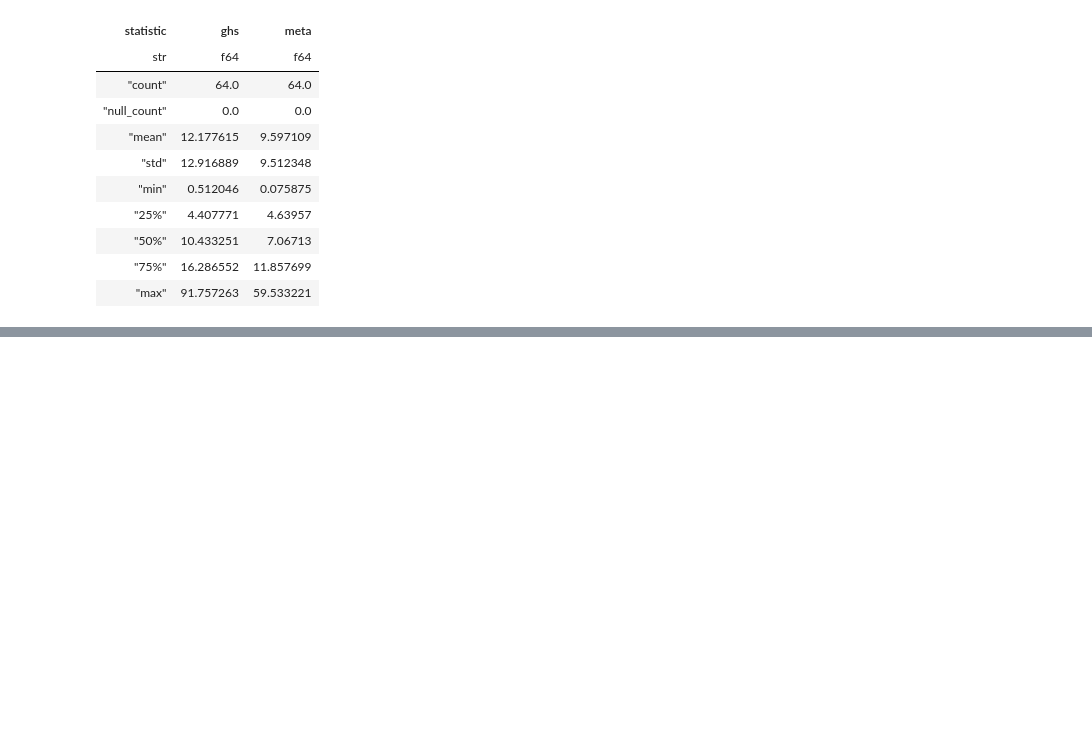
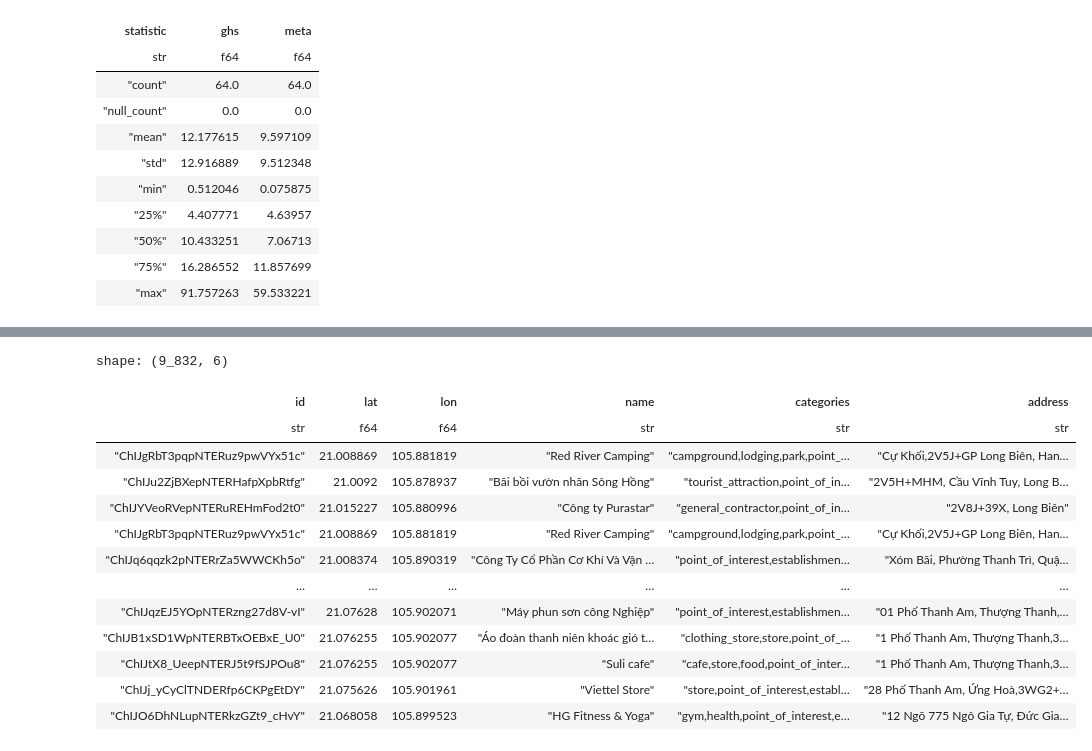
Before and after one commit to Lucifer-02/map-analyzer, a Jupyter notebook: eda.ipynb, the cells around one changed output, grey strips where cells are left out. Saved outputs shown, nothing was run; the diff lists cells and outputs as text; code cells hidden in the pictures; blank space fills up the shorter version.

```diff
--- a/eda.ipynb
+++ b/eda.ipynb
@@ -180,3 +180,19 @@ shape: (9, 3)
 | "50%" | 10.433251 | 7.06713 |
 | "75%" | 16.286552 | 11.857699 |
 | "max" | 91.757263 | 59.533221 |
+# %%
+import folium
+
+df = pl.read_parquet("./long_bien.parquet")
+
+m = folium.Map(location=(21.022672, 105.831461), zoom_start=14)
+
+places = df.unique(subset=["id"]).sample(n=200).to_dicts()
+
+for place in places:
+    folium.Marker(
+        location=[float(place["lat"]), float(place["lon"])],
+        tooltip=place["name"],
+        icon=folium.Icon(color="red"),
+    ).add_to(m)
+m
@@ -182,0 +201,17 @@ shape: (9, 3)
+# %%
+df
+# %% [output]
+shape: (9_832, 6)
+| id | lat | lon | name | categories | address |
+| str | f64 | f64 | str | str | str |
+| "ChIJgRbT3pqpNTERuz9pwVYx51c" | 21.008869 | 105.881819 | "Red River Camping" | "campground,lodging,park,point_… | "Cự Khối,2V5J+GP Long Biên, Han… |
+| "ChIJu2ZjBXepNTERHafpXpbRtfg" | 21.0092 | 105.878937 | "Bãi bồi vườn nhãn Sông Hồng" | "tourist_attraction,point_of_in… | "2V5H+MHM, Cầu Vĩnh Tuy, Long B… |
+| "ChIJYVeoRVepNTERuREHmFod2t0" | 21.015227 | 105.880996 | "Công ty Purastar" | "general_contractor,point_of_in… | "2V8J+39X, Long Biên" |
+| "ChIJgRbT3pqpNTERuz9pwVYx51c" | 21.008869 | 105.881819 | "Red River Camping" | "campground,lodging,park,point_… | "Cự Khối,2V5J+GP Long Biên, Han… |
+| "ChIJq6qqzk2pNTERrZa5WWCKh5o" | 21.008374 | 105.890319 | "Công Ty Cổ Phần Cơ Khí Và Vận … | "point_of_interest,establishmen… | "Xóm Bãi, Phường Thanh Trì, Quậ… |
+| … | … | … | … | … | … |
+| "ChIJqzEJ5YOpNTERzng27d8V-vI" | 21.07628 | 105.902071 | "Máy phun sơn công Nghiệp" | "point_of_interest,establishmen… | "01 Phố Thanh Am, Thượng Thanh,… |
+| "ChIJB1xSD1WpNTERBTxOEBxE_U0" | 21.076255 | 105.902077 | "Áo đoàn thanh niên khoác gió t… | "clothing_store,store,point_of_… | "1 Phố Thanh Am, Thượng Thanh,3… |
+| "ChIJtX8_UeepNTERJ5t9fSJPOu8" | 21.076255 | 105.902077 | "Suli cafe" | "cafe,store,food,point_of_inter… | "1 Phố Thanh Am, Thượng Thanh,3… |
+| "ChIJj_yCyClTNDERfp6CKPgEtDY" | 21.075626 | 105.901961 | "Viettel Store" | "store,point_of_interest,establ… | "28 Phố Thanh Am, Ứng Hoà,3WG2+… |
+| "ChIJO6DhNLupNTERkzGZt9_cHvY" | 21.068058 | 105.899523 | "HG Fitness & Yoga" | "gym,health,point_of_interest,e… | "12 Ngõ 775 Ngô Gia Tự, Đức Gia… |
```
Also changed, not shown: parts of 2 cells of this notebook, 35 other files.
